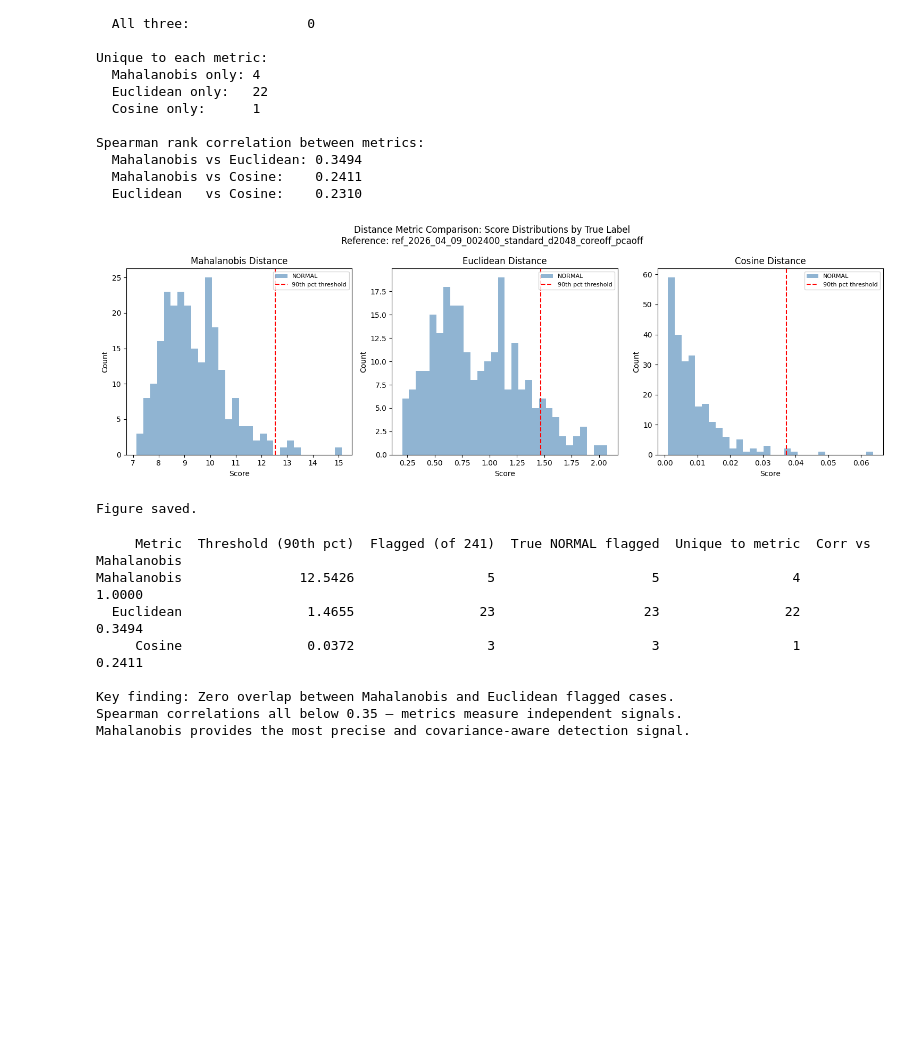
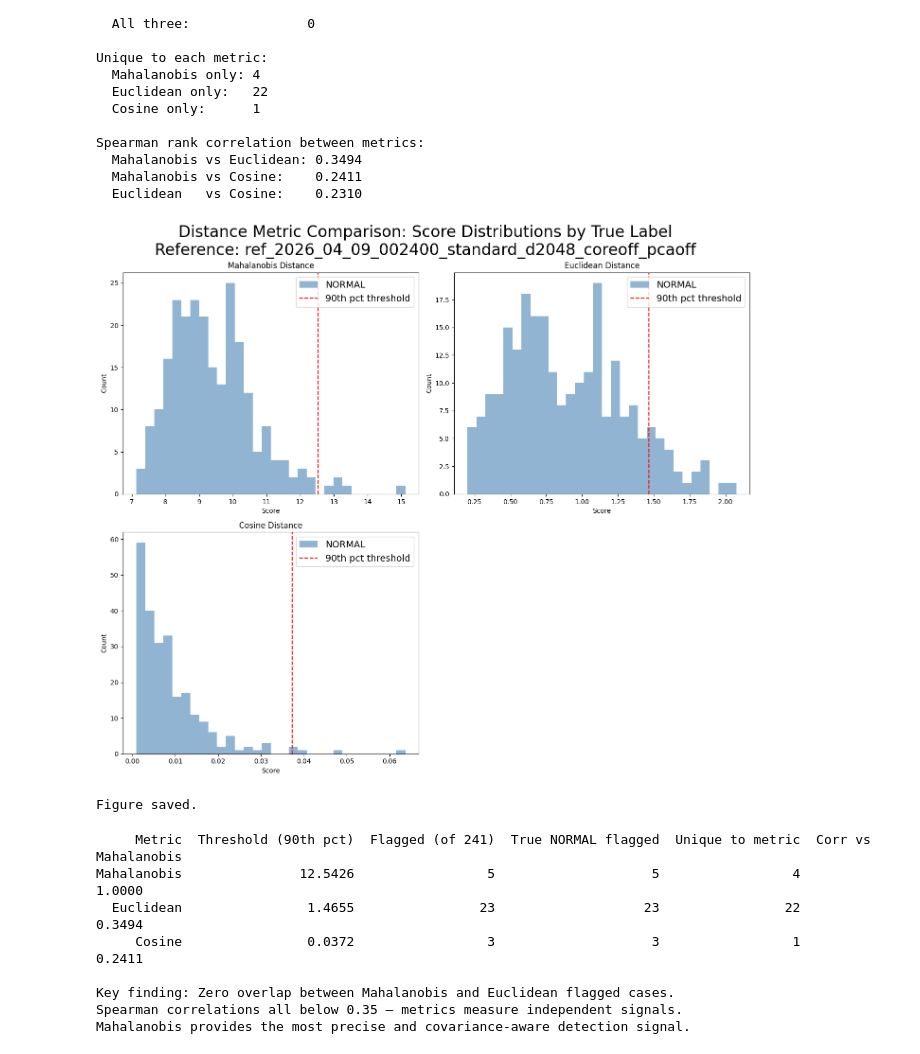
Before and after one commit to Ajantha-Wira/OCT-EWS-framework, a Jupyter notebook: notebooks/03_distance_comparison.ipynb, the cells around one changed output. Cells and saved outputs as stored; diff of their text form; code cells hidden in the pictures; blank space fills up the shorter version.

```diff
--- a/notebooks/03_distance_comparison.ipynb
+++ b/notebooks/03_distance_comparison.ipynb
@@ -236,39 +236,40 @@ Spearman rank correlation between metrics:
 # %%
 # Cell 6 — Visualisation: score distributions by true label
 
-fig, axes = plt.subplots(1, 3, figsize=(15, 5))
+fig, axes = plt.subplots(2, 2, figsize=(14, 12))
 fig.suptitle('Distance Metric Comparison: Score Distributions by True Label\n'
-             f'Reference: {metadata["reference_model_id"]}', fontsize=12)
+             f'Reference: {metadata["reference_model_id"]}', fontsize=24)
 
 metrics = [
-    (mahal_normal_pred, thresh_mahal, 'Mahalanobis Distance', axes[0]),
-    (eucl_normal_pred, thresh_eucl, 'Euclidean Distance', axes[1]),
-    (cos_normal_pred, thresh_cos, 'Cosine Distance', axes[2]),
+    (mahal_normal_pred, thresh_mahal, 'Mahalanobis Distance', axes.flatten()[0]),
+    (eucl_normal_pred, thresh_eucl, 'Euclidean Distance', axes.flatten()[1]),
+    (cos_normal_pred, thresh_cos, 'Cosine Distance', axes.flatten()[2]),
 ]
 
 colors = {'NORMAL': 'steelblue', 'CNV': 'firebrick',
           'DME': 'darkorange', 'DRUSEN': 'forestgreen'}
 
 for scores, thresh, title, ax in metrics:
     for label in ['NORMAL', 'CNV', 'DME', 'DRUSEN']:
         mask = true_labels_normal_pred == label
         if mask.sum() > 0:
             ax.hist(scores[mask], bins=30, alpha=0.6,
                    label=label, color=colors[label])
     ax.axvline(thresh, color='red', linestyle='--',
                linewidth=1.5, label=f'90th pct threshold')
     ax.set_title(title)
     ax.set_xlabel('Score')
     ax.set_ylabel('Count')
-    ax.legend(fontsize=8)
+    ax.legend(fontsize=14)
 
+axes.flatten()[3].set_visible(False)
 plt.tight_layout()
 plt.savefig(r'C:\Users\Ajant\Documents\OCT_EWS\data\outputs\distance_metric_comparison.png',
-            dpi=150, bbox_inches='tight')
+            dpi=720, bbox_inches='tight')
 plt.show()
 print("Figure saved.")
 # %% [output]
-[figure, old version]
+[figure, new version]
 Figure saved.
 # %%
 # Cell 7 — Summary results table
```
Also changed, not shown: parts of 2 cells of this notebook, 8 other files.
